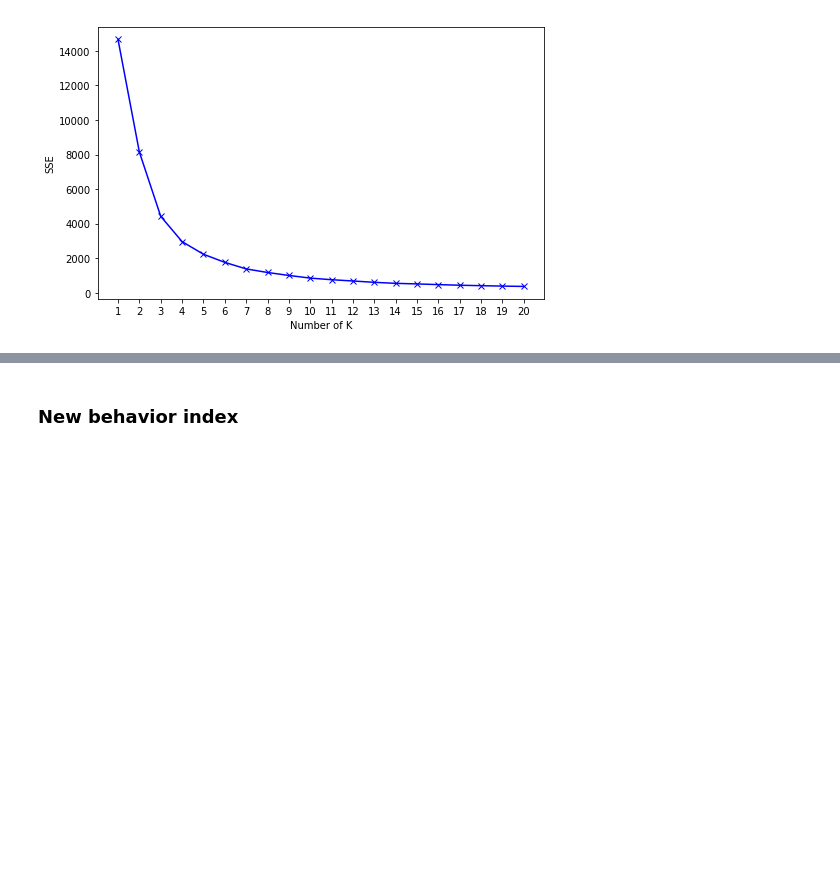
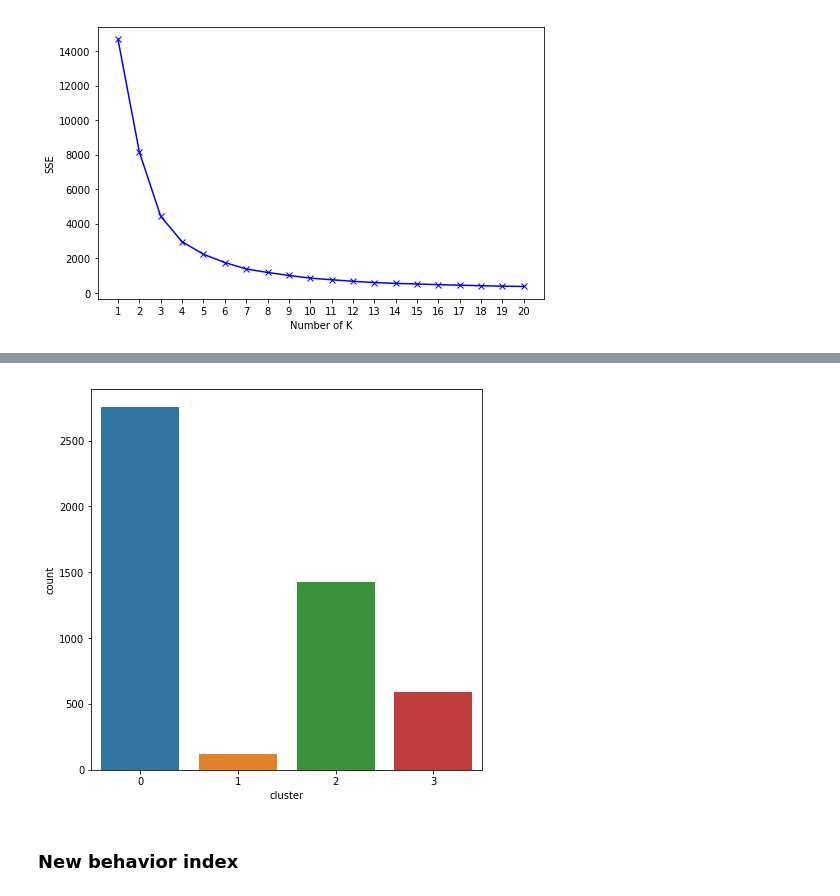
Before and after one commit to joei1994/ML-Projects, a Jupyter notebook: mini-projects/data-cafe-supermarket/supermarket_analysis.ipynb, the cells around one changed output, grey strips where cells are left out. Saved outputs shown, nothing was run; the diff lists cells and outputs as text; code cells hidden in the pictures; blank space fills up the shorter version.

```diff
--- a/mini-projects/data-cafe-supermarket/supermarket_analysis.ipynb
+++ b/mini-projects/data-cafe-supermarket/supermarket_analysis.ipynb
@@ -277,3 +277,7 @@ rmf_table_scaled = (rmf_table_scaled - rmf_table_scaled.mean()) / rmf_table_scal
 elbow_plot(rmf_table_scaled)
 # %% [output]
 [figure]
+# %%
+kmeans = KMeans(n_clusters=4).fit(rmf_table_scaled)
+rmf_table['cluster'] = kmeans.labels_
+rmf_table.groupby('cluster', as_index=False).mean()
@@ -280,3 +290,9 @@ elbow_plot(rmf_table_scaled)
+# %%
+plt.figure(figsize=(7, 7))
+sns.countplot(rmf_table['cluster'])
+plt.show()
+# %% [output]
+[figure, added]
 # %% [markdown]
 ### New behavior index
 # %%
```
Also changed, not shown: parts of 9 cells of this notebook, 1 other file.
